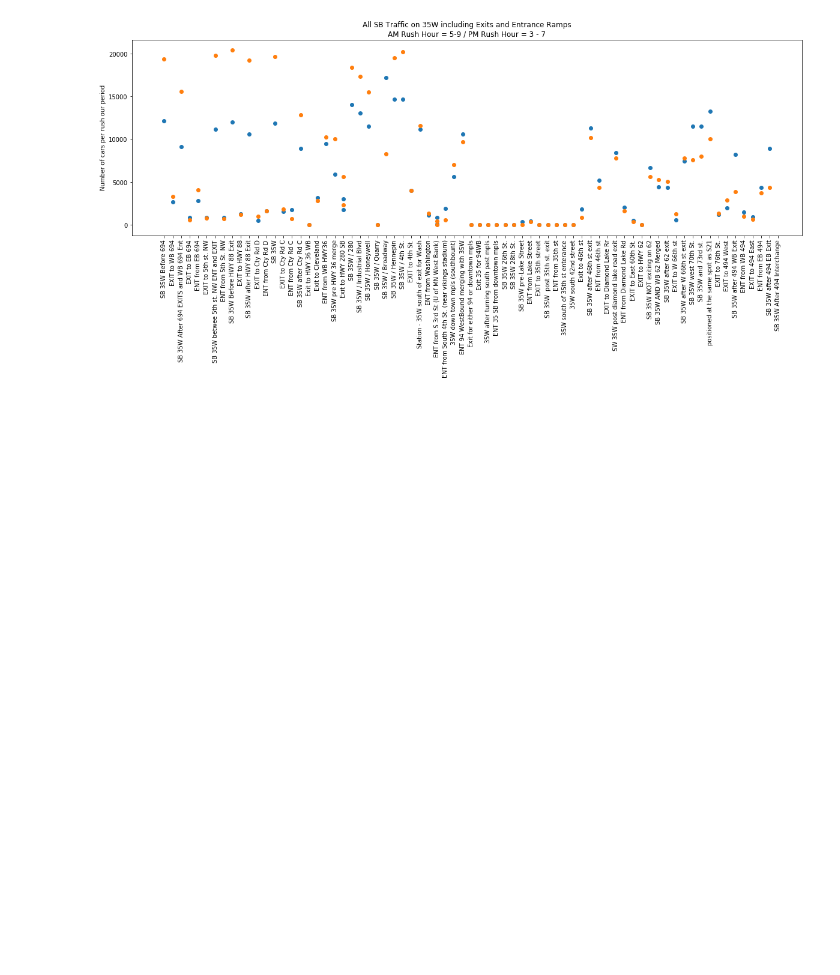
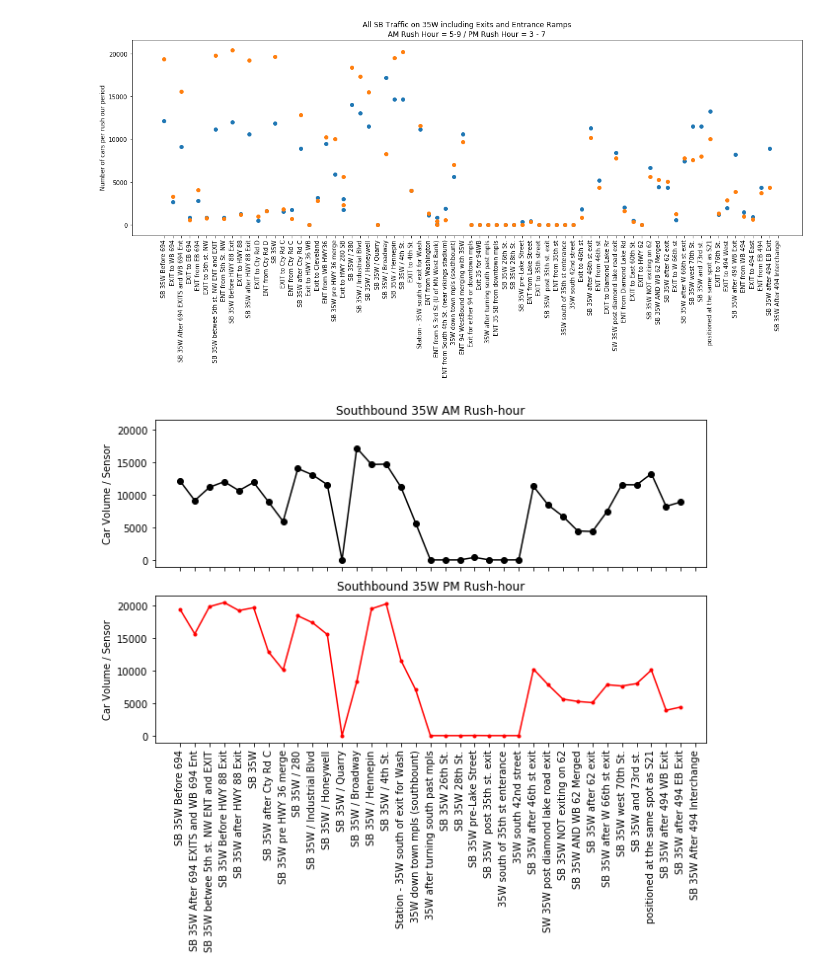
Before and after one commit to Dkreitzer/Team_streprogen_Project1, a Jupyter notebook: dk_testing_SB35W.ipynb, the cells around one changed output. Cells and saved outputs as stored; diff of their text form; code cells hidden in the pictures; blank space fills up the shorter version.

```diff
--- a/dk_testing_SB35W.ipynb
+++ b/dk_testing_SB35W.ipynb
@@ -58,3 +70,30 @@ plt.scatter(X_Axis, y2)
 plt.show()
 # %% [output]
 [figure]
+# %%
+#Groupby to display flowing traffic only
+SB35W_Flow = SB_Data.loc[SB_Data['Type']=='Flow']
+
+# Inputs
+y1 = SB35W_Flow ['AM Rush']
+y2 = SB35W_Flow['PM Rush']
+x1 = SB35W_Flow['Label']
+x2 = SB35W_Flow['Label']
+
+# Create two subplots sharing y axis
+fig, (ax1, ax2) = plt.subplots(2, sharex = True, sharey=True, figsize=(10,6))
+
+# AM Rush-hour
+ax1.plot(x1, y1, 'ko-')
+ax1.set(title='Southbound 35W AM Rush-hour', ylabel='Car Volume / Sensor')
+
+# PM Rush-hour
+ax2.plot(x2, y2, 'r.-')
+ax2.set(title='Southbound 35W PM Rush-hour', ylabel='Car Volume / Sensor')
+
+# Rotate xticks (reminder both images are sharing the X-axis labels)
+plt.xticks(rotation=90)
+
+plt.show()
+# %% [output]
+[figure, added]
```
Also changed, not shown: parts of 10 cells of this notebook, 3 other files.
